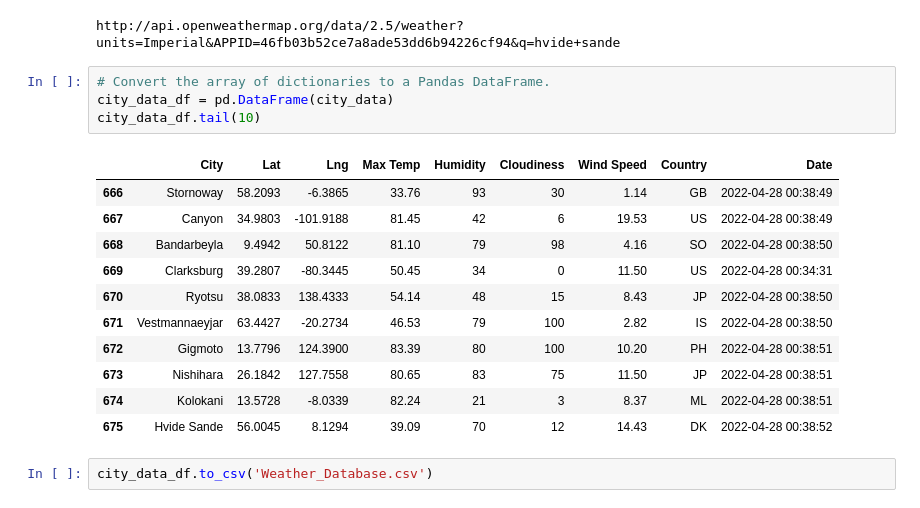
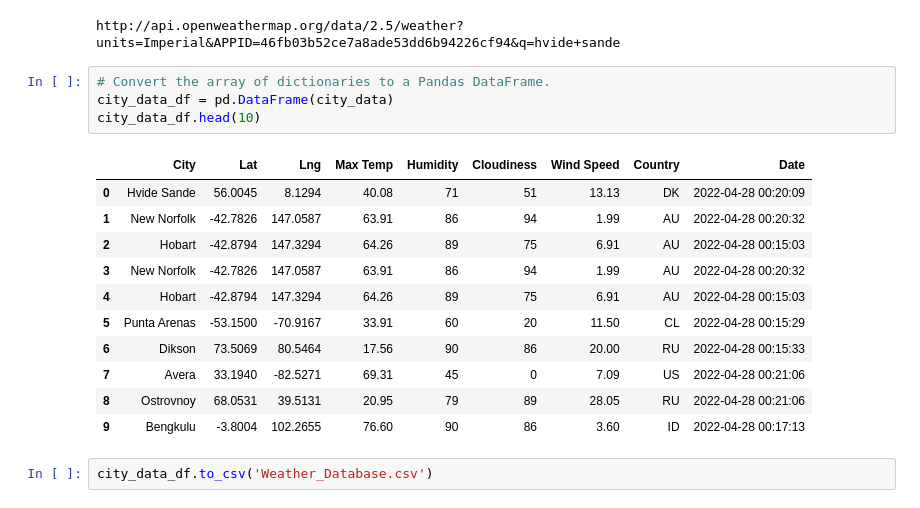
Before and after one commit to JSmith1826/World_Weather_Analysis, a Jupyter notebook: Weather_Database/Weather_Database.ipynb, the cells around one changed output. Saved outputs shown, nothing was run; the diff lists cells and outputs as text.

```diff
--- a/Weather_Database/Weather_Database.ipynb
+++ b/Weather_Database/Weather_Database.ipynb
@@ -172,18 +172,18 @@ http://api.openweathermap.org/data/2.5/weather?units=Imperial&APPID=46fb03b52ce7
 # %%
 # Convert the array of dictionaries to a Pandas DataFrame.
 city_data_df = pd.DataFrame(city_data)
-city_data_df.tail(10)
+city_data_df.head(10)
 # %% [output]
 |  | City | Lat | Lng | Max Temp | Humidity | Cloudiness | Wind Speed | Country | Date |
-| 666 | Stornoway | 58.2093 | -6.3865 | 33.76 | 93 | 30 | 1.14 | GB | 2022-04-28 00:38:49 |
-| 667 | Canyon | 34.9803 | -101.9188 | 81.45 | 42 | 6 | 19.53 | US | 2022-04-28 00:38:49 |
-| 668 | Bandarbeyla | 9.4942 | 50.8122 | 81.10 | 79 | 98 | 4.16 | SO | 2022-04-28 00:38:50 |
-| 669 | Clarksburg | 39.2807 | -80.3445 | 50.45 | 34 | 0 | 11.50 | US | 2022-04-28 00:34:31 |
-| 670 | Ryotsu | 38.0833 | 138.4333 | 54.14 | 48 | 15 | 8.43 | JP | 2022-04-28 00:38:50 |
-| 671 | Vestmannaeyjar | 63.4427 | -20.2734 | 46.53 | 79 | 100 | 2.82 | IS | 2022-04-28 00:38:50 |
-| 672 | Gigmoto | 13.7796 | 124.3900 | 83.39 | 80 | 100 | 10.20 | PH | 2022-04-28 00:38:51 |
-| 673 | Nishihara | 26.1842 | 127.7558 | 80.65 | 83 | 75 | 11.50 | JP | 2022-04-28 00:38:51 |
-| 674 | Kolokani | 13.5728 | -8.0339 | 82.24 | 21 | 3 | 8.37 | ML | 2022-04-28 00:38:51 |
-| 675 | Hvide Sande | 56.0045 | 8.1294 | 39.09 | 70 | 12 | 14.43 | DK | 2022-04-28 00:38:52 |
+| 0 | Hvide Sande | 56.0045 | 8.1294 | 40.08 | 71 | 51 | 13.13 | DK | 2022-04-28 00:20:09 |
+| 1 | New Norfolk | -42.7826 | 147.0587 | 63.91 | 86 | 94 | 1.99 | AU | 2022-04-28 00:20:32 |
+| 2 | Hobart | -42.8794 | 147.3294 | 64.26 | 89 | 75 | 6.91 | AU | 2022-04-28 00:15:03 |
+| 3 | New Norfolk | -42.7826 | 147.0587 | 63.91 | 86 | 94 | 1.99 | AU | 2022-04-28 00:20:32 |
+| 4 | Hobart | -42.8794 | 147.3294 | 64.26 | 89 | 75 | 6.91 | AU | 2022-04-28 00:15:03 |
+| 5 | Punta Arenas | -53.1500 | -70.9167 | 33.91 | 60 | 20 | 11.50 | CL | 2022-04-28 00:15:29 |
+| 6 | Dikson | 73.5069 | 80.5464 | 17.56 | 90 | 86 | 20.00 | RU | 2022-04-28 00:15:33 |
+| 7 | Avera | 33.1940 | -82.5271 | 69.31 | 45 | 0 | 7.09 | US | 2022-04-28 00:21:06 |
+| 8 | Ostrovnoy | 68.0531 | 39.5131 | 20.95 | 79 | 89 | 28.05 | RU | 2022-04-28 00:21:06 |
+| 9 | Bengkulu | -3.8004 | 102.2655 | 76.60 | 90 | 86 | 3.60 | ID | 2022-04-28 00:17:13 |
 # %%
 city_data_df.to_csv('Weather_Database.csv')
```
Also changed, not shown: 4 other files.
